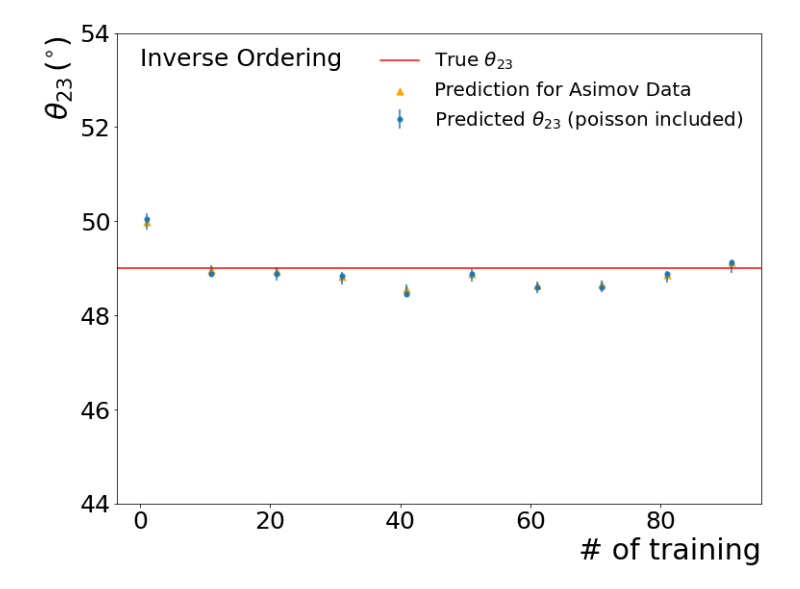
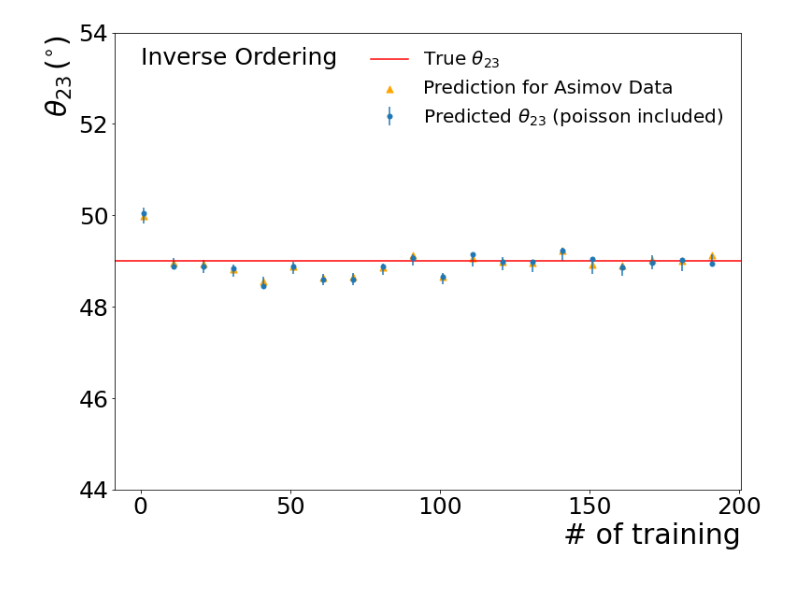
Before and after one commit to davidho27941/ML4NO, a Jupyter notebook: Poisson_Learning_Study/poisson_learning_study_v2_to_5GeV.ipynb, the cells around one changed output. Saved outputs shown, nothing was run; the diff lists cells and outputs as text; code cells hidden in the pictures.

```diff
--- a/Poisson_Learning_Study/poisson_learning_study_v2_to_5GeV.ipynb
+++ b/Poisson_Learning_Study/poisson_learning_study_v2_to_5GeV.ipynb
@@ -77,7 +77,7 @@ experiment = "dune"
 
 
 model_theta23, model_delta = {}, {}
-nth_range = range(0, 100, 10)
+nth_range = range(0, 200, 10)
 
 for i in nth_range:
     model_theta23.update({"poission_learning_"+str(i): 0})
@@ -300,36 +300,36 @@ Wall time: 6min 12s
 fig, ax = plt.subplots(1,1, figsize=(12,9))
 
 
-poission_learning = np.linspace(0,100,101)[nth_range] + 1
+poission_learning = np.linspace(0,200,201)[nth_range] + 1
 prediction_asimov = [theta23_resolution[poission_learning]["asimov"] for poission_learning in theta23_resolution]
 best_fit = [theta23_resolution[poission_learning]["best_fit"] for poission_learning in theta23_resolution]
 p_yerr = np.array([theta23_resolution[poission_learning]["p_yerr"] for poission_learning in theta23_resolution]) - np.array(best_fit)
 n_yerr = np.array(best_fit) - np.array([theta23_resolution[poission_learning]["n_yerr"] for poission_learning in theta23_resolution])
 uncertainty = [n_yerr, p_yerr]
 
 plt.scatter(poission_learning, prediction_asimov, color='orange', marker = "^", s=50, label="Prediction for Asimov Data")
 plt.errorbar(poission_learning, best_fit, yerr=uncertainty, fmt='o',ms=5, label="Predicted $\\theta_{23}$ (poisson included)")
 plt.axhline(y=test_data['theta23'][IO_or_NO] , color='r', linestyle='-', label="True $\\theta_{23}$")
 
 
 if IO_or_NO == 0:
     plt.text(x=0.001,y=53.3, s="Inverse Ordering", fontsize=25 )
 elif IO_or_NO == 1:
     plt.text(x=0.001,y=53.3, s="Normal Ordering", fontsize=25 )
 
 
 
 ax.tick_params(axis='x', labelsize=25)
 ax.tick_params(axis='y', labelsize=25)
 # plt.xlim((-0.1,1.1))
 plt.ylim((44, 54))
 plt.xlabel("# of training", fontsize=30,horizontalalignment='right',x=1)
 plt.ylabel("$\\theta_{23}\,(^{\circ})$ ", fontsize=30, horizontalalignment='right',y=1)
 
 plt.legend(loc="best",ncol=1,fontsize=20, edgecolor = "w",fancybox=False, framealpha=0)
 
 
 
 plt.show()
 # %% [output]
-[figure, old version]
+[figure, new version]
```
Also changed, not shown: parts of 13 cells of this notebook, 1 other file.
